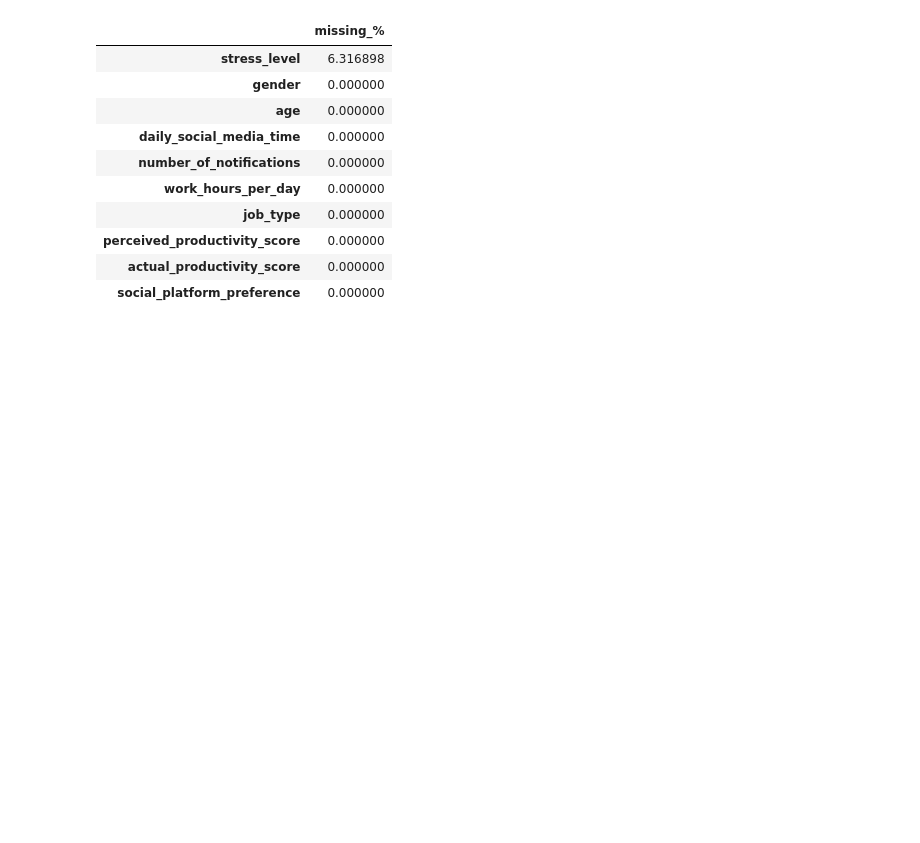
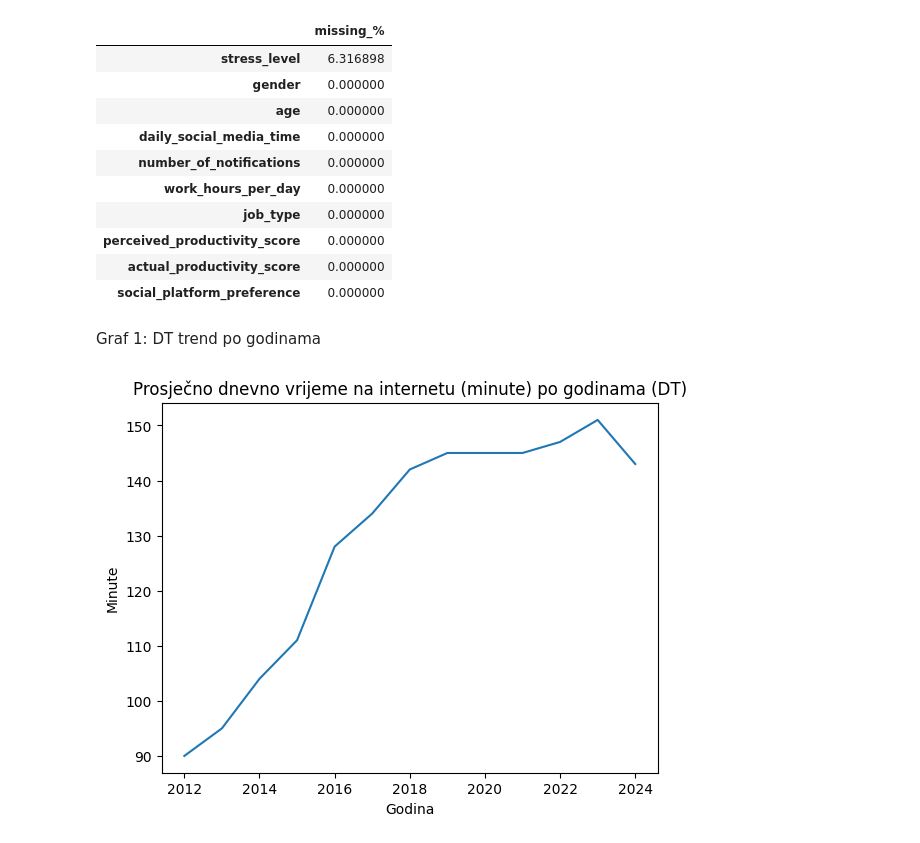
Before and after one commit to djasek21foi/PAP_PROJEKT, a Jupyter notebook: notebooks/04_analysis.ipynb, the cells around one changed output. Cells and saved outputs as stored; diff of their text form; code cells hidden in the pictures; blank space fills up the shorter version.

```diff
--- a/notebooks/04_analysis.ipynb
+++ b/notebooks/04_analysis.ipynb
@@ -87,3 +87,15 @@ missing ratio (top 10):
 | perceived_productivity_score | 0.000000 |
 | actual_productivity_score | 0.000000 |
 | social_platform_preference | 0.000000 |
+# %% [markdown]
+Graf 1: DT trend po godinama
+# %%
+dt_yearly = dt_yearly.sort_values("Year")
+plt.figure()
+plt.plot(dt_yearly["Year"], dt_yearly["daily_minutes"])
+plt.title("Prosječno dnevno vrijeme na internetu (minute) po godinama (DT)")
+plt.xlabel("Godina")
+plt.ylabel("Minute")
+plt.show()
+# %% [output]
+[figure, added]
```
Also changed, not shown: parts of 2 cells of this notebook.
